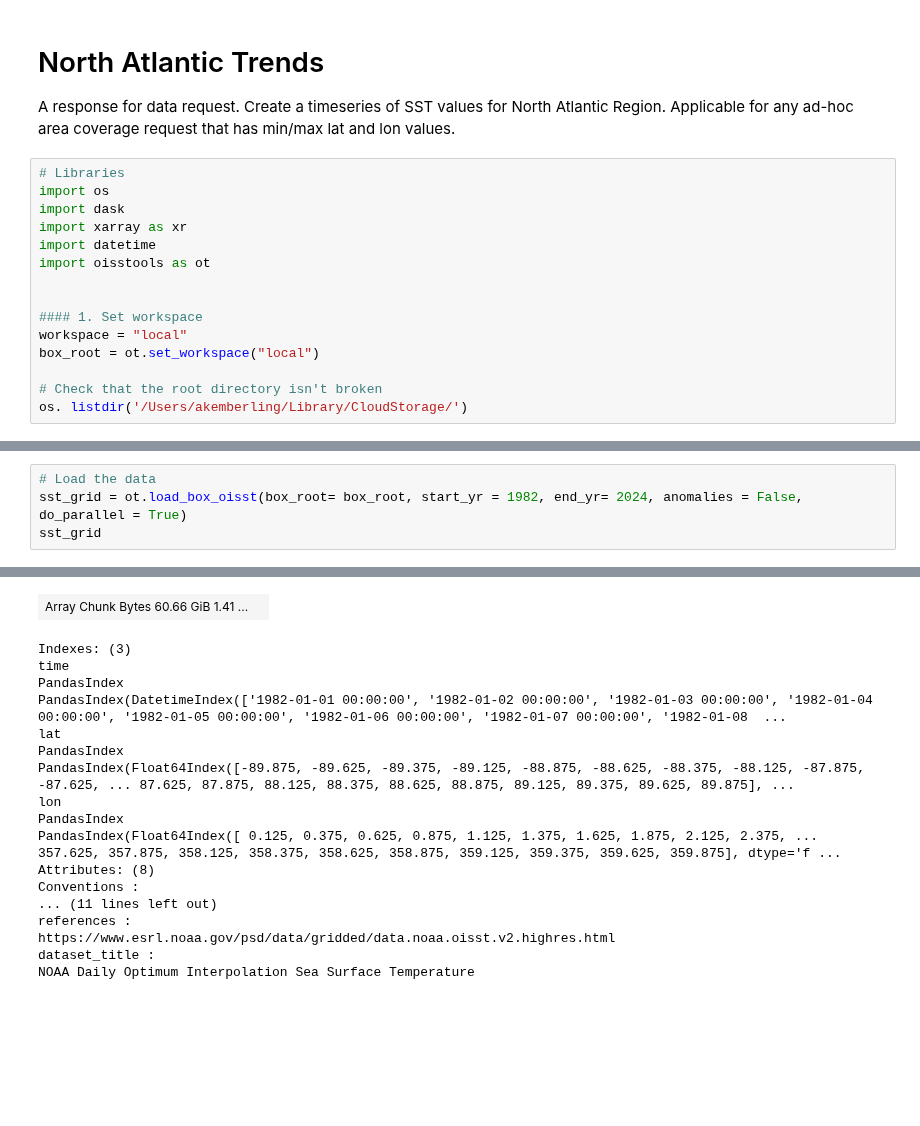
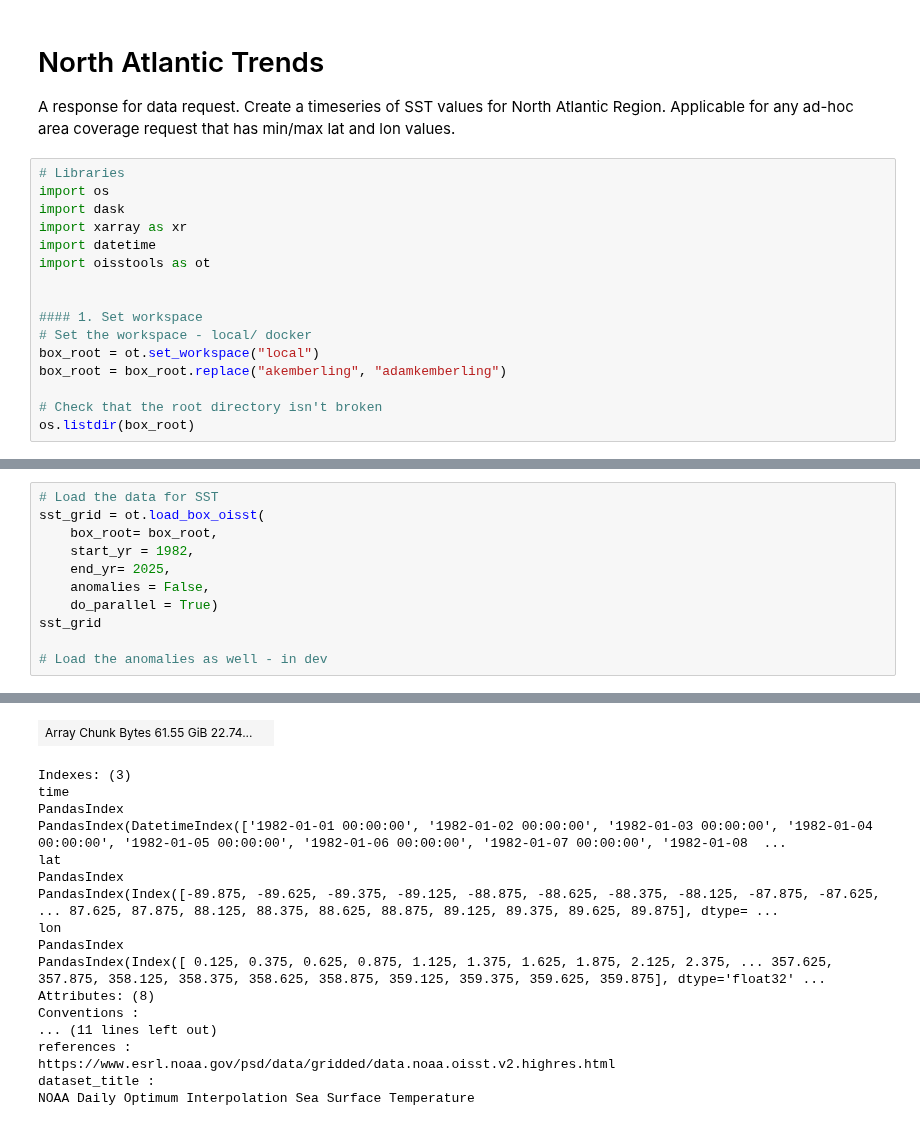
Before and after one commit to adamkemberling/oisst_mainstays, a Jupyter notebook: notebooks/TESTING_North_Atlantic.ipynb, the cells around one changed output, grey strips where cells are left out. Cells and saved outputs as stored; diff of their text form; blank space fills up the shorter version.

```diff
--- a/notebooks/TESTING_North_Atlantic.ipynb
+++ b/notebooks/TESTING_North_Atlantic.ipynb
@@ -12,9 +12,10 @@ import oisstools as ot
 
 
 #### 1. Set workspace
-workspace = "local"
+# Set the workspace - local/ docker
 box_root = ot.set_workspace("local")
+box_root = box_root.replace("akemberling", "adamkemberling")
 
 # Check that the root directory isn't broken
-os. listdir('/Users/akemberling/Library/CloudStorage/')
+os.listdir(box_root)
 # %% [output]
@@ -22,5 +39,12 @@ os. listdir('/Users/akemberling/Library/CloudStorage/')
 # %%
-# Load the data
-sst_grid = ot.load_box_oisst(box_root= box_root, start_yr = 1982, end_yr= 2024, anomalies = False, do_parallel = True)
+# Load the data for SST
+sst_grid = ot.load_box_oisst(
+    box_root= box_root,
+    start_yr = 1982,
+    end_yr= 2025,
+    anomalies = False,
+    do_parallel = True)
 sst_grid
+
+# Load the anomalies as well - in dev
 # %% [output]
@@ -38,20 +62,20 @@ datetime64[ns]
 long_name :
 ... (61 lines left out)
 parent_stat :
 Individual Observations
 actual_range :
 [-1.8 34.48]
-| Array Chunk Bytes 60.66 GiB 1.41 ... |  |
+| Array Chunk Bytes 61.55 GiB 22.74... |  |
 Indexes: (3)
 time
 PandasIndex
 PandasIndex(DatetimeIndex(['1982-01-01 00:00:00', '1982-01-02 00:00:00', '1982-01-03 00:00:00', '1982-01-04 00:00:00', '1982-01-05 00:00:00', '1982-01-06 00:00:00', '1982-01-07 00:00:00', '1982-01-08  ...
 lat
 PandasIndex
-PandasIndex(Float64Index([-89.875, -89.625, -89.375, -89.125, -88.875, -88.625, -88.375, -88.125, -87.875, -87.625, ... 87.625, 87.875, 88.125, 88.375, 88.625, 88.875, 89.125, 89.375, 89.625, 89.875], ...
+PandasIndex(Index([-89.875, -89.625, -89.375, -89.125, -88.875, -88.625, -88.375, -88.125, -87.875, -87.625, ... 87.625, 87.875, 88.125, 88.375, 88.625, 88.875, 89.125, 89.375, 89.625, 89.875], dtype= ...
 lon
 PandasIndex
-PandasIndex(Float64Index([ 0.125, 0.375, 0.625, 0.875, 1.125, 1.375, 1.625, 1.875, 2.125, 2.375, ... 357.625, 357.875, 358.125, 358.375, 358.625, 358.875, 359.125, 359.375, 359.625, 359.875], dtype='f ...
+PandasIndex(Index([ 0.125, 0.375, 0.625, 0.875, 1.125, 1.375, 1.625, 1.875, 2.125, 2.375, ... 357.625, 357.875, 358.125, 358.375, 358.625, 358.875, 359.125, 359.375, 359.625, 359.875], dtype='float32' ...
 Attributes: (8)
 Conventions :
 ... (11 lines left out)
```
Also changed, not shown: parts of 11 cells of this notebook, 11 other files.
